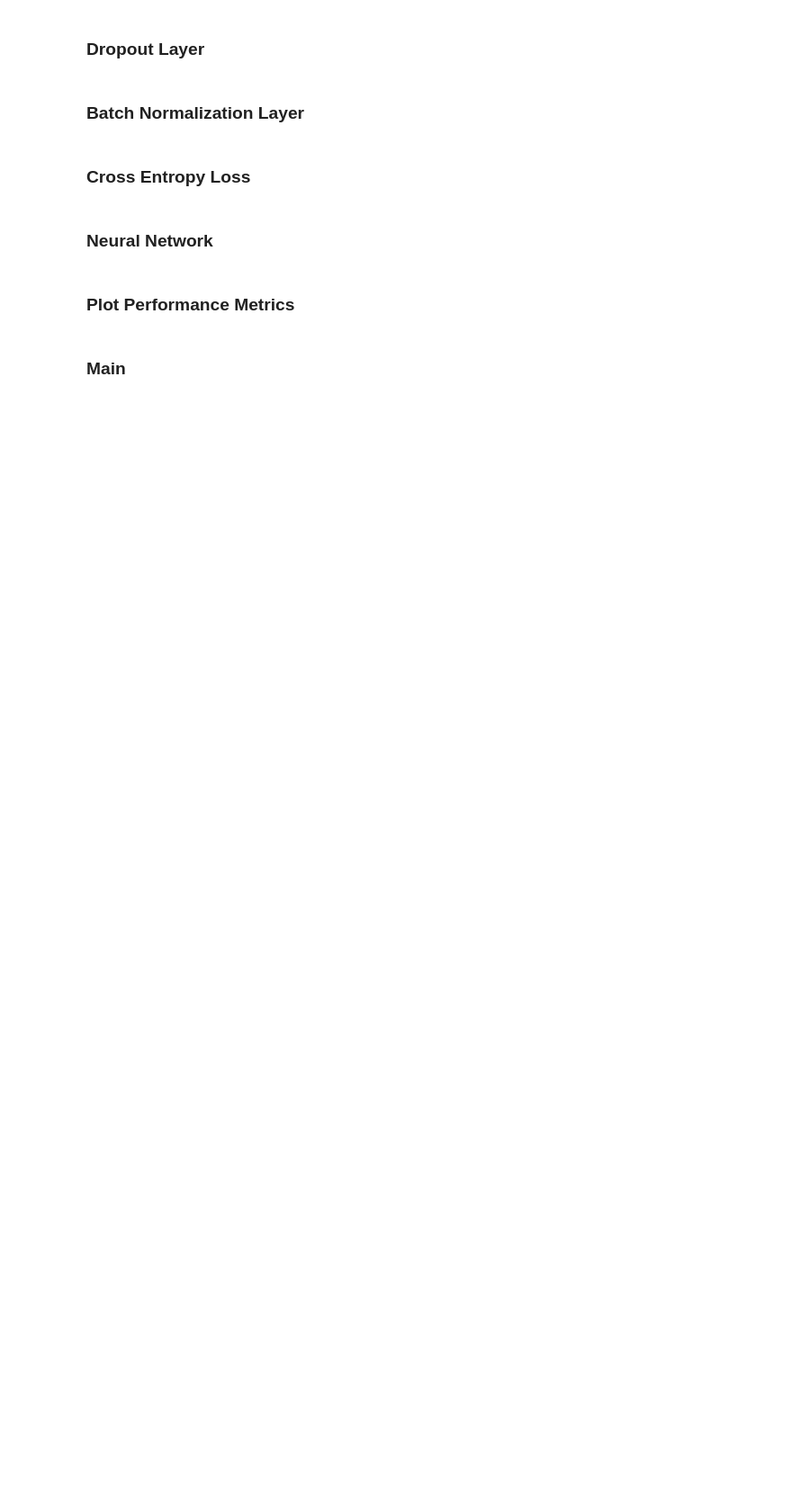
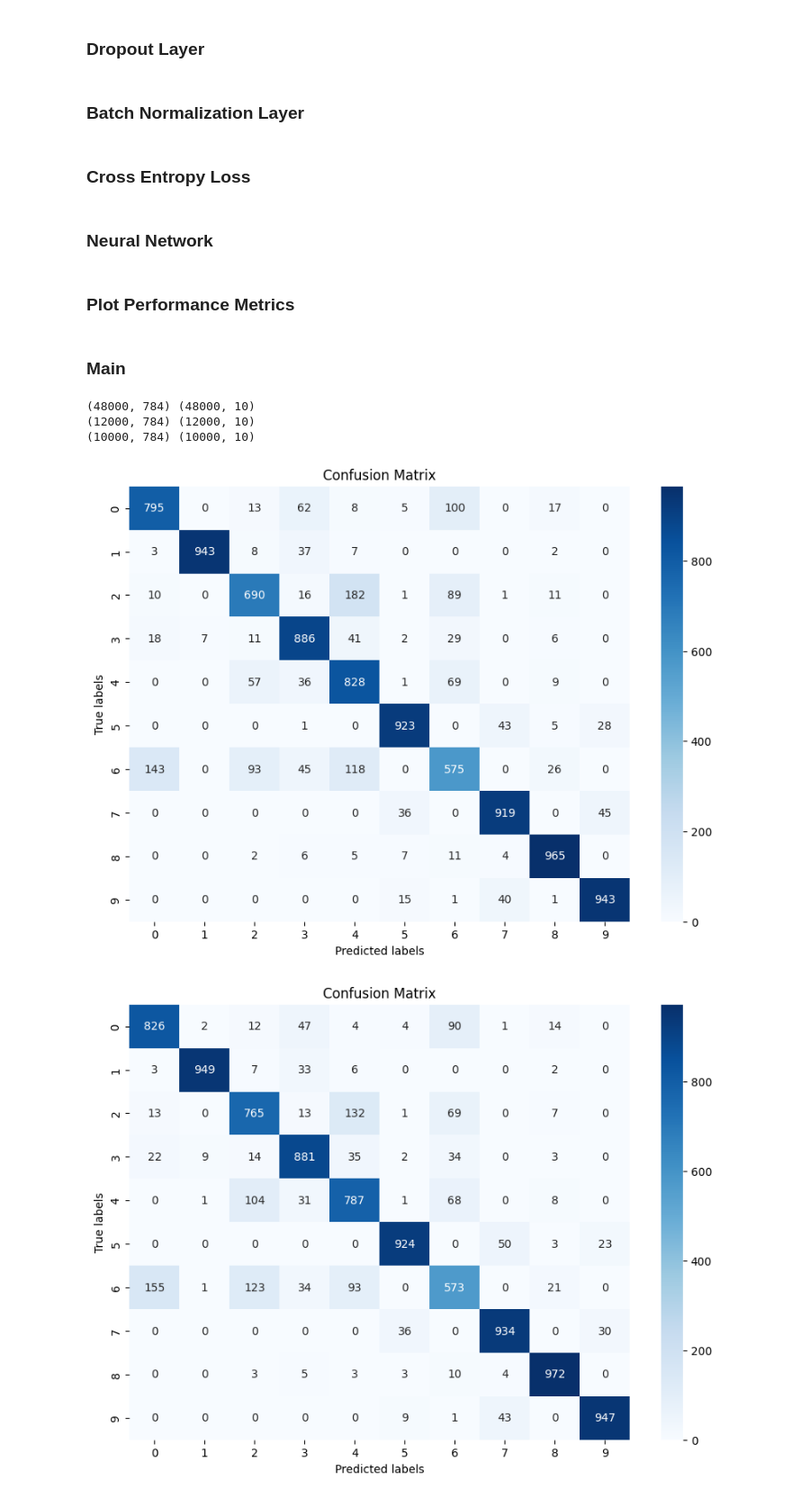
Before and after one commit to NafiuRahman77/CSE-472, a Jupyter notebook: Offline-3/1905077 copy.ipynb, the cells around one changed output. Shown at 90% size. Saved outputs shown, nothing was run; the diff lists cells and outputs as text; code cells hidden in the pictures; blank space fills up the shorter version.

```diff
--- a/Offline-3/1905077 copy.ipynb
+++ b/Offline-3/1905077 copy.ipynb
@@ -226,7 +226,9 @@ class DropoutLayer(Layer):
             self.output = np.zeros(X.shape)
             return self.output
 
-        self.mask = np.random.binomial(1, self.p, size=X.shape) / self.p
+        # self.mask = np.random.binomial(1, self.p, size=X.shape) / self.p
+        # self.output = X * self.mask
+        self.mask = (np.random.rand(X.shape[0], X.shape[1]) >= self.p).astype(float) / (1 - self.p)
         self.output = X * self.mask
         return self.output
 
@@ -394,8 +396,7 @@ class NeuralNetwork:
             validation_f1 = f1_score(y_true, y_pred, average='macro')
             validation_f1_scores.append(validation_f1)
 
-            print(f'Epoch {epoch + 1}/{epochs} - Training Loss: {training_loss:.4f} - Validation Loss: {validation_loss:.4f} - Training Accuracy: {
-                  training_accuracy:.4f} - Validation Accuracy: {validation_accuracy:.4f} - Training F1: {training_f1:.4f} - Validation F1: {validation_f1:.4f}')
+            print(f'Epoch {epoch + 1}/{epochs} - Training Loss: {training_loss:.4f} - Validation Loss: {validation_loss:.4f} - Training Accuracy: {training_accuracy:.4f} - Validation Accuracy: {validation_accuracy:.4f} - Training F1: {training_f1:.4f} - Validation F1: {validation_f1:.4f}')
 
         return training_losses, validation_losses, training_accuracies, validation_accuracies, training_f1_scores, validation_f1_scores
 
@@ -441,6 +442,17 @@ class NeuralNetwork:
             elif isinstance(layer, BatchNormLayer):
                 layer.gamma, layer.beta, layer.running_mean, layer.running_var = weights[weight_index]
                 weight_index += 1
+
+    def summary(self):
+        for i, layer in enumerate(self.layers):
+            print(f'Layer {i + 1}: {layer.__class__.__name__}')
+            if isinstance(layer, DenseLayer):
+                print(f'Input Size: {layer.input_size} - Output Size: {layer.output_size}')
+            if isinstance(layer, DropoutLayer):
+                print(f'Dropout Rate: {layer.p}')
+            if isinstance(layer, BatchNormLayer):
+                print(f'Input Size: {layer.input_size} - Epsilon: {layer.epsilon} - Momentum: {layer.momentum}')
+            print('\n')
 # %% [markdown]
 ### Plot Performance Metrics
 # %%
@@ -475,17 +487,18 @@ def plot_metrics(train_loss, val_loss, train_acc, val_acc, train_f1, val_f1, mod
     plt.suptitle(model_name)
     plt.savefig(f'plots/{model_name}.png')
 
-    plt.show()
+    #plt.show()
 
 
-def plot_confusion_matrix(cm):
+def plot_confusion_matrix(cm, model_name):
     plt.figure(figsize=(10, 7))
     sns.heatmap(cm, annot=True, fmt='d', cmap='Blues',
                 xticklabels=range(10), yticklabels=range(10))
     plt.xlabel('Predicted labels')
     plt.ylabel('True labels')
     plt.title('Confusion Matrix')
-    plt.show()
+    plt.savefig('plots/' + model_name + '_cm.png')
+    #plt.show()
 
 def clean_file_dir():
     open('report.txt', 'w').close()
@@ -521,6 +534,14 @@ def report_models(layers, learning_rates, X_train, y_train, X_val, y_val):
             #     pickle.dump(model, f)
 
             model.save_weights(f'model_weights/model_{i}_{j}_weights.pkl')
+# %%
+def generate_cm_for_all_models(layers, learning_rates, X_test, y_test):
+    for i in range(len(layers)):
+        for j in range(len(learning_rates)):
+            model = NeuralNetwork(layers[i])
+            model.load_weights(f'model_weights/model_{i}_{j}_weights.pkl')
+            cm = model.performance_metrics(X_test, y_test)[2]
+            plot_confusion_matrix(cm, f'Model {i} - Learning Rate {learning_rates[j]}')
 # %%
 
 ds = Dataset()
@@ -568,32 +589,39 @@ layers =[[
     ReLULayer(),
     BatchNormLayer(128),
     DropoutLayer(0.5),
     DenseLayer(128, 10),
     SoftmaxLayer()
 ]
 ]
 
 learning_rates = [5e-3, 1e-3, 5e-4, 1e-4]
 
 # nn = NeuralNetwork(layers[1])
 # nn.compile()
 # train_loss, val_loss, train_acc, val_acc, train_f1, val_f1 = nn.fit(
 #     X_train, y_train, X_val, y_val, epochs=5, learning_rate=0.001, batch_size=32)
 # plot_metrics(train_loss, val_loss, train_acc, val_acc, train_f1, val_f1, 'Neural Network')
 # nn.save_weights('nn_model_weights.pkl')
 
 # test_accuracy, test_f1, cm = nn.performance_metrics(X_test, y_test)
 
 # print(f'Test Accuracy: {test_accuracy:.4f}')
 # print(f'Test F1: {test_f1:.4f}')
 
 # plot_confusion_matrix(cm)
 
 # with open('nn_model.pkl', 'wb') as f:
 #     pickle.dump(nn, f)
 
 #print(len(layers))
 
-clean_file_dir()
+# clean_file_dir()
 
-report_models(layers, learning_rates, X_train, y_train, X_val, y_val)
+# report_models(layers, learning_rates, X_train, y_train, X_val, y_val)
+generate_cm_for_all_models(layers, learning_rates, X_test, y_test)
+# %% [output]
+(48000, 784) (48000, 10)
+(12000, 784) (12000, 10)
+(10000, 784) (10000, 10)
+[figure, added]
+[figure, added]
```
Also changed, not shown: parts of 4 cells of this notebook, 25 other files.
